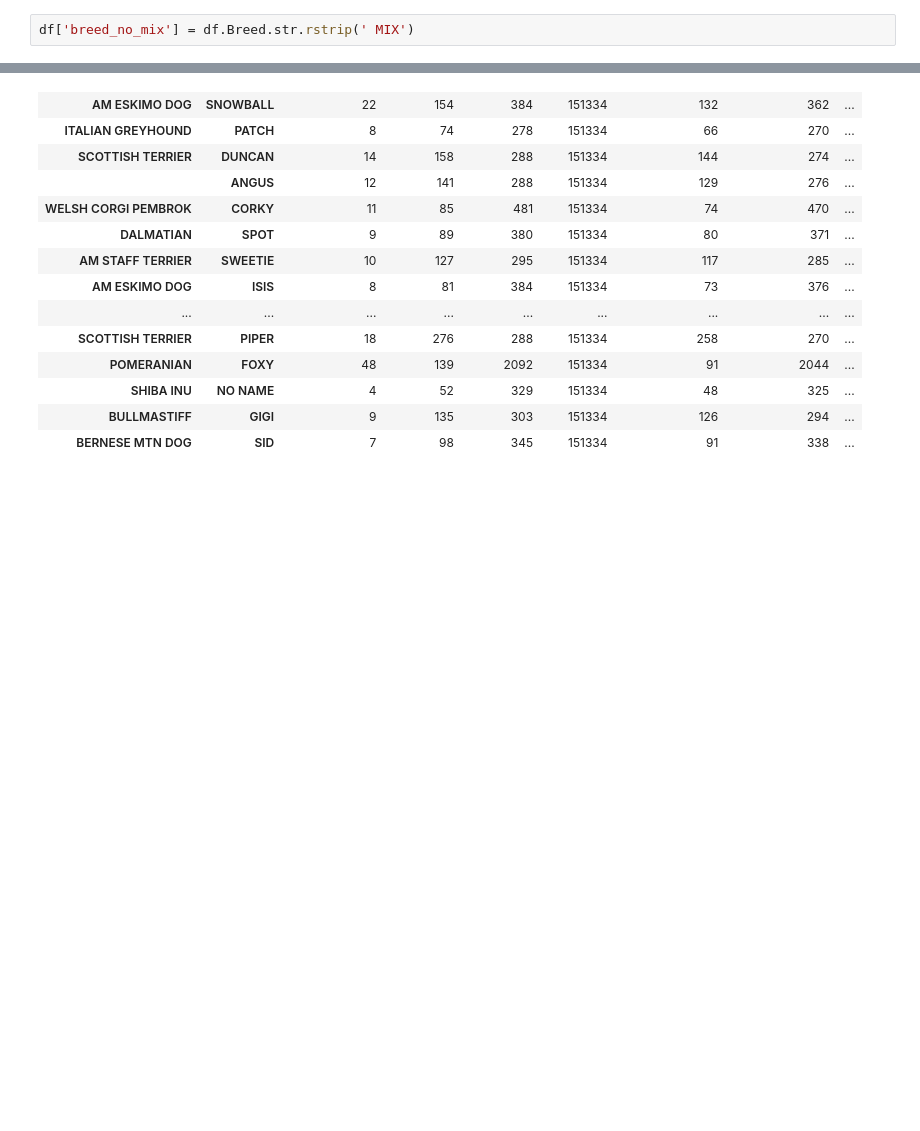
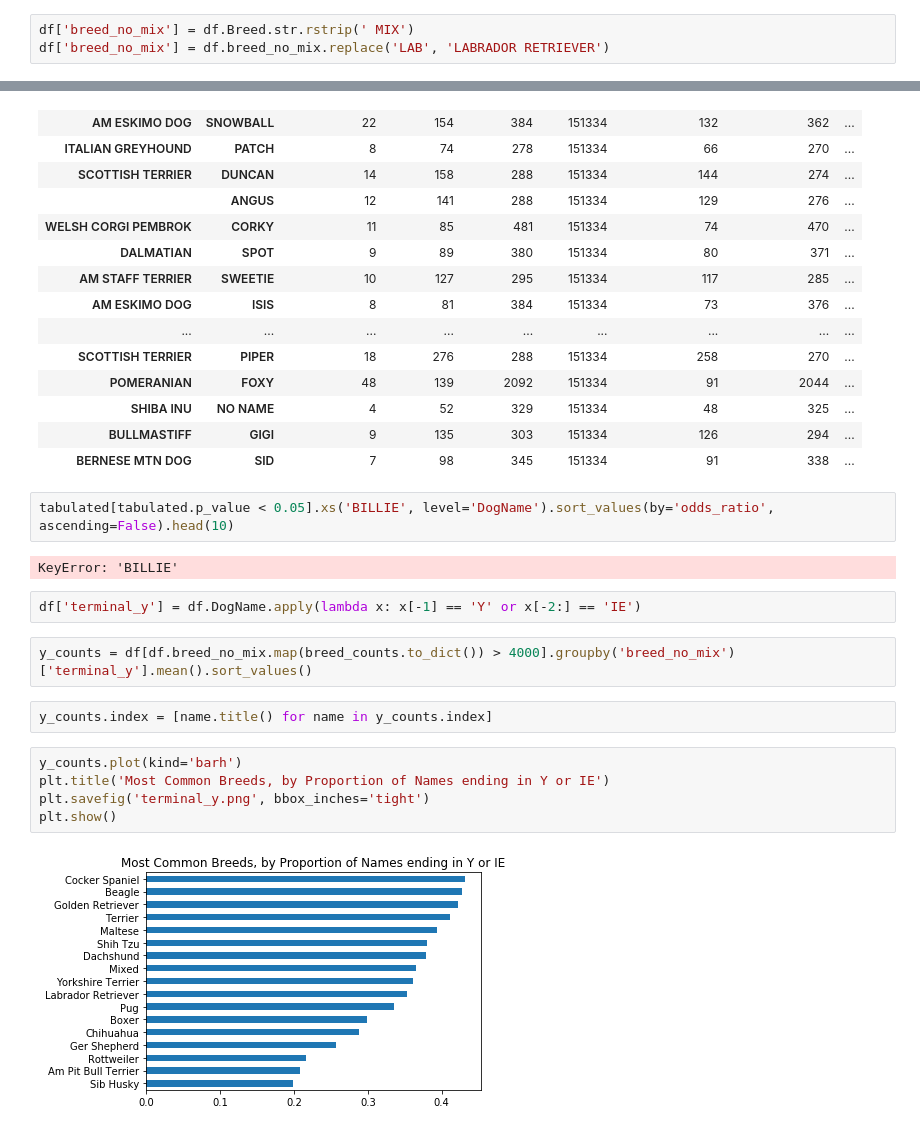
Before and after one commit to SimonCarryer/archetypal_dog_names, a Jupyter notebook: Dog Breeds from Names.ipynb, the cells around one changed output, grey strips where cells are left out. Saved outputs shown, nothing was run; the diff lists cells and outputs as text; blank space fills up the shorter version.

Commit message:
terminal y chart

```diff
--- a/Dog Breeds from Names.ipynb
+++ b/Dog Breeds from Names.ipynb
@@ -14,6 +18,7 @@ df = pd.concat(years)
 df.DogName = df.DogName.apply(str.upper)
 # %%
 df['breed_no_mix'] = df.Breed.str.rstrip(' MIX')
+df['breed_no_mix'] = df.breed_no_mix.replace('LAB', 'LABRADOR RETRIEVER')
 # %%
 breed_counts = df.groupby('breed_no_mix')['DogName'].count()
 name_counts = df.groupby('DogName')['breed_no_mix'].count()
@@ -66,3 +70,20 @@ tabulated[tabulated.p_value < 0.05].sort_values(by='odds_ratio', ascending=False
 | SHIBA INU | NO NAME | 4 | 52 | 329 | 151334 | 48 | 325 | ... |
 | BULLMASTIFF | GIGI | 9 | 135 | 303 | 151334 | 126 | 294 | ... |
 | BERNESE MTN DOG | SID | 7 | 98 | 345 | 151334 | 91 | 338 | ... |
+# %%
+tabulated[tabulated.p_value < 0.05].xs('BILLIE', level='DogName').sort_values(by='odds_ratio', ascending=False).head(10)
+# %% [output]
+KeyError: 'BILLIE'
+# %%
+df['terminal_y'] = df.DogName.apply(lambda x: x[-1] == 'Y' or x[-2:] == 'IE')
+# %%
+y_counts = df[df.breed_no_mix.map(breed_counts.to_dict()) > 4000].groupby('breed_no_mix')['terminal_y'].mean().sort_values()
+# %%
+y_counts.index = [name.title() for name in y_counts.index]
+# %%
+y_counts.plot(kind='barh')
+plt.title('Most Common Breeds, by Proportion of Names ending in Y or IE')
+plt.savefig('terminal_y.png', bbox_inches='tight')
+plt.show()
+# %% [output]
+[figure, added]
```
Also changed, not shown: parts of 4 cells of this notebook, 1 other file.
